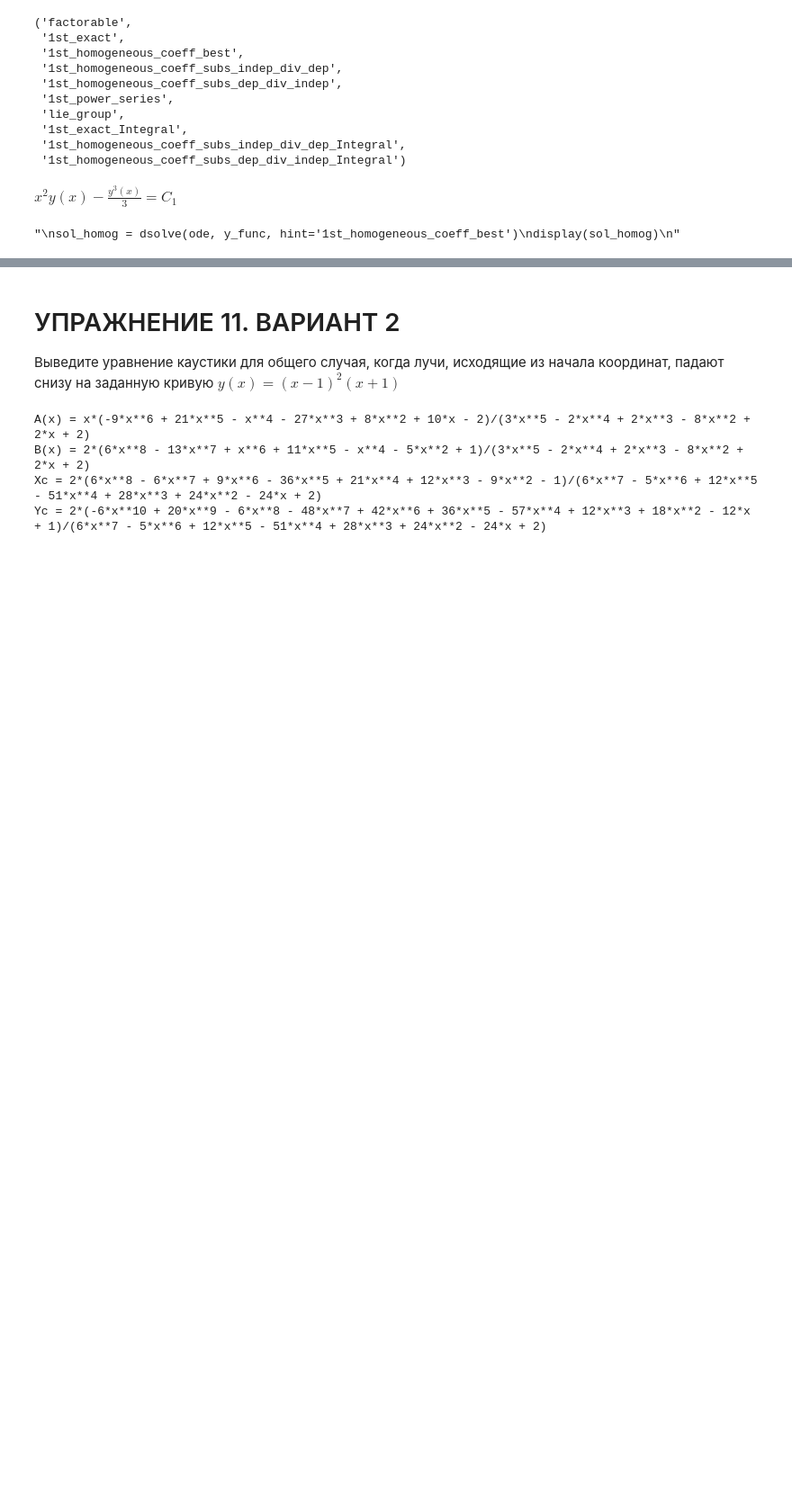
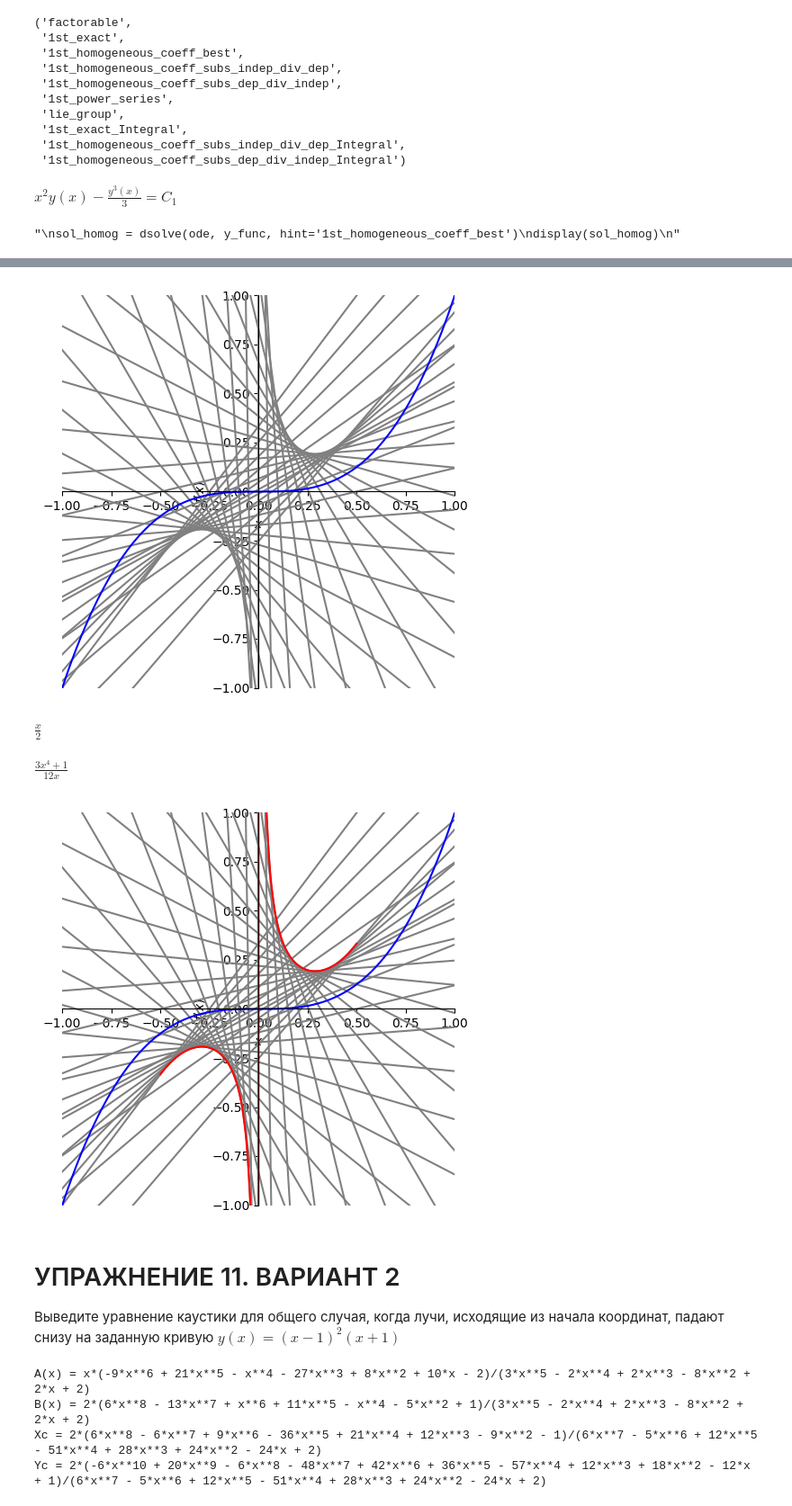
Before and after one commit to mromanenko095/sympy-solutions, a Jupyter notebook: 10_curved_mirrors.ipynb, the cells around one changed output, grey strips where cells are left out. Shown at 90% size. Cells and saved outputs as stored; diff of their text form; code cells hidden in the pictures; blank space fills up the shorter version.

```diff
--- a/10_curved_mirrors.ipynb
+++ b/10_curved_mirrors.ipynb
@@ -363,3 +283,59 @@ $\displaystyle \frac{3 x^{4} + 1}{12 x}$
+# %%
+from sympy import *
+import numpy as np
+import matplotlib.pyplot as plt
+
+X, Y, x = symbols("X Y x")
+y = Function("y")(x)
+
+k = diff(y, x)
+A = (k**2 - 1) / (2*k)
+B = simplify(y - x*A)
+
+fam = Eq(Y, A*X + B)  # уравнение семейства прямых
+
+f1 = x**3
+fam1 = simplify(fam.subs(y, f1).doit())
+
+p1 = plot(xlim=(-1, 1), ylim=(-1, 1),
+          aspect_ratio=(1, 1), show=False)
+
+# Лучи: перебираем точки падения x0
+for x0 in np.arange(-1, 1, 0.05):
+    l = fam1.rhs.subs(x, x0)
+    p = plot(l, (X, -1.5, 1.5), line_color="gray", show=False)
+    p1.extend(p)
+
+
+# Исходная кривая y = x^3
+p1.extend(plot(f1, (x, -1, 1), line_color="blue", show=False))
+p1.show()
+
+# ----- 4. Находим каустику (огибающую) -----
+A1 = A.subs(y, f1).doit()
+B1 = B.subs(y, f1).doit()
+
+XC = simplify(-diff(B1, x) / diff(A1, x))
+YC = simplify(A1 * XC + B1)
+
+display(XC, YC)   # параметрическое уравнение каустики
+
+# ----- 5. Строим каустику вместе с лучами и кривой (как на рис. 6) -----
+p2 = plot(xlim=(-1, 1), ylim=(-1, 1),
+          aspect_ratio=(1, 1), show=False)
+
+# Каустика (красная линия) – параметрический график
+p_caustic = plot_parametric((XC, YC), (x, -1, 1),
+                            line_color="red", show=False)
+
+p2.extend(p1)        # добавляем всё, что было в p1 (лучи и кривую)
+p2.extend(p_caustic) # добавляем каустику
+p2.show()
+# %% [output]
+[figure, added]
+$\displaystyle \frac{x}{2}$
+$\displaystyle \frac{3 x^{4} + 1}{12 x}$
+[figure, added]
 # %% [markdown]
 # УПРАЖНЕНИЕ 11. ВАРИАНТ 2
 
```
Also changed, not shown: parts of 14 cells of this notebook.
